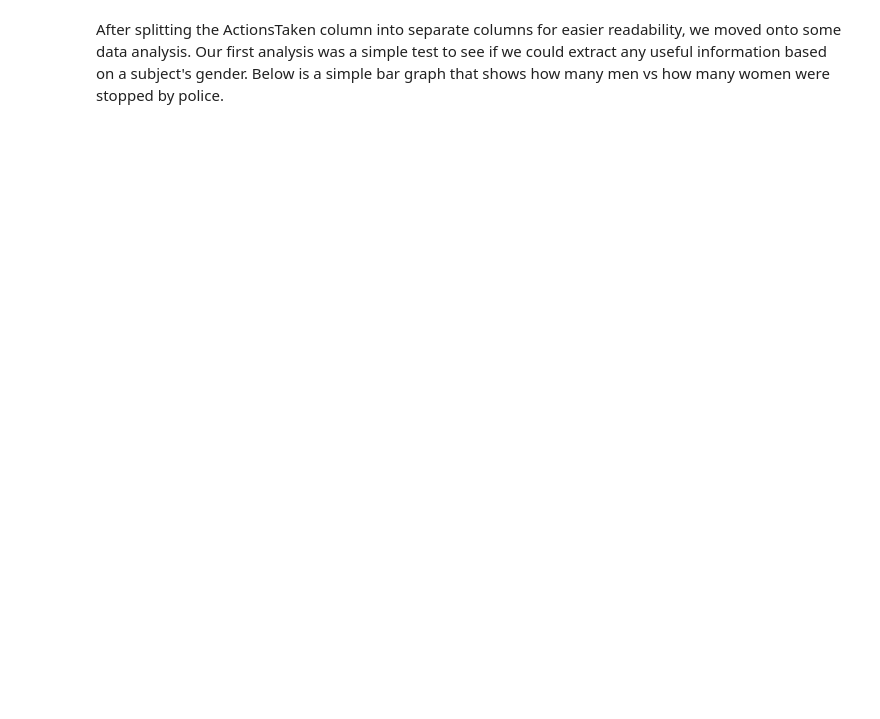
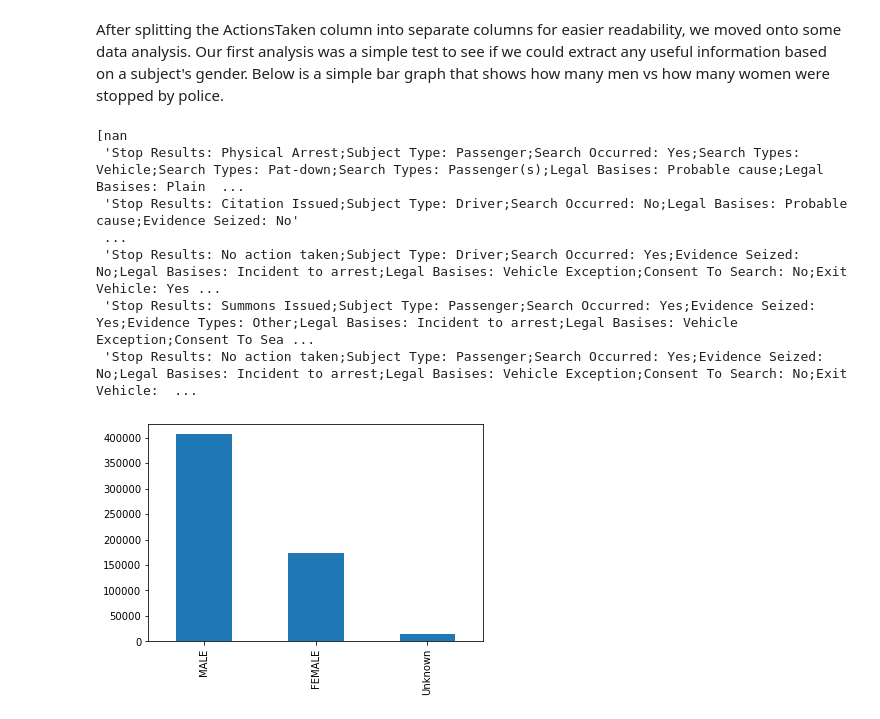
Before and after one commit to Icasas101/FinalDSTutorial, a Jupyter notebook: Final DS Tutorial.ipynb, the cells around one changed output. Cells and saved outputs as stored; diff of their text form; code cells hidden in the pictures; blank space fills up the shorter version.

```diff
--- a/Final DS Tutorial.ipynb
+++ b/Final DS Tutorial.ipynb
@@ -103,0 +88,3 @@ ValueError: Columns must be same length as key
+# %%
+actionsLst = df.ActionsTaken.unique()
+print(actionsLst)
@@ -105,5 +189,15 @@ ValueError: Columns must be same length as key
 After splitting the ActionsTaken column into separate columns for easier readability, we moved onto some data analysis. Our first analysis was a simple test to see if we could extract any useful information based on a subject's gender. Below is a simple bar graph that shows how many men vs how many women were stopped by police.
 # %%
 # REMOVE BEFORE TURNING IN: Should compare this with census data to see if it's disproportionate
-index_df['SubjectGender'] = index_df['SubjectGender'].fillna('Unknown')
-index_df['SubjectGender'].value_counts().plot.bar()
+df['SubjectGender'] = df['SubjectGender'].fillna('Unknown')
+df['SubjectGender'].value_counts().plot.bar()
+print(actionsLst)
+# %% [output]
+[nan
+ 'Stop Results: Physical Arrest;Subject Type: Passenger;Search Occurred: Yes;Search Types: Vehicle;Search Types: Pat-down;Search Types: Passenger(s);Legal Basises: Probable cause;Legal Basises: Plain  ...
+ 'Stop Results: Citation Issued;Subject Type: Driver;Search Occurred: No;Legal Basises: Probable cause;Evidence Seized: No'
+ ...
+ 'Stop Results: No action taken;Subject Type: Driver;Search Occurred: Yes;Evidence Seized: No;Legal Basises: Incident to arrest;Legal Basises: Vehicle Exception;Consent To Search: No;Exit Vehicle: Yes ...
+ 'Stop Results: Summons Issued;Subject Type: Passenger;Search Occurred: Yes;Evidence Seized: Yes;Evidence Types: Other;Legal Basises: Incident to arrest;Legal Basises: Vehicle Exception;Consent To Sea ...
+ 'Stop Results: No action taken;Subject Type: Passenger;Search Occurred: Yes;Evidence Seized: No;Legal Basises: Incident to arrest;Legal Basises: Vehicle Exception;Consent To Search: No;Exit Vehicle:  ...
+[figure, added]
```
Also changed, not shown: parts of 9 cells of this notebook.
